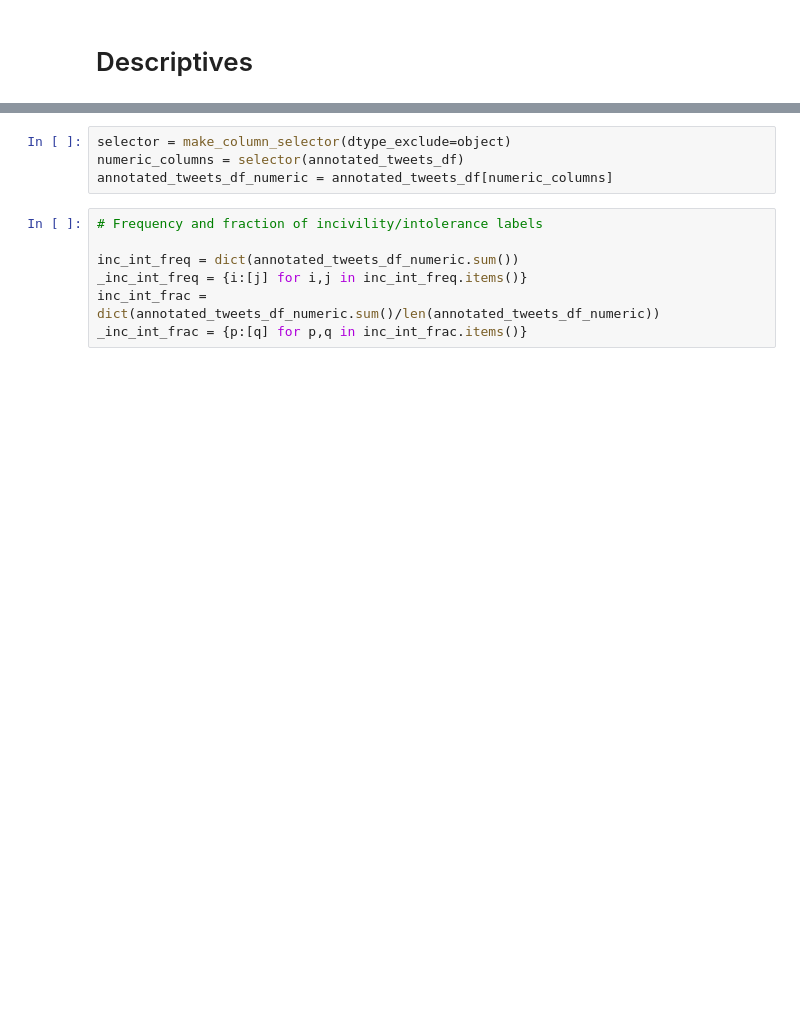
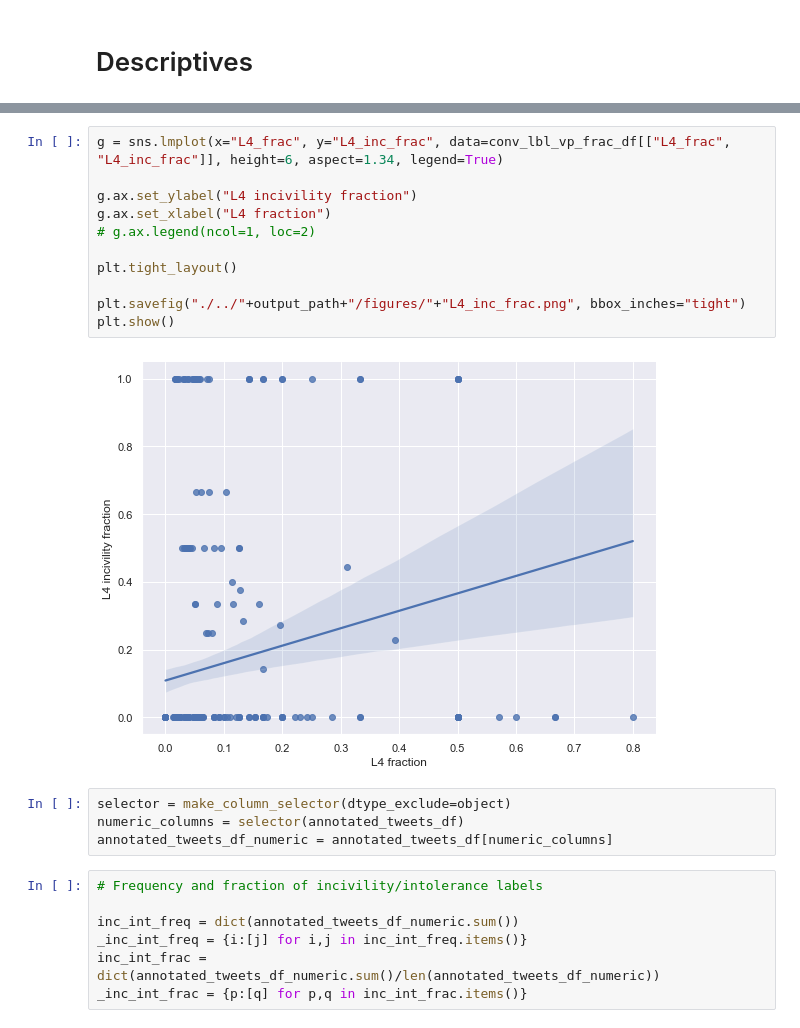
Before and after one commit to ebrahimifard/incivility_analysis, a Jupyter notebook: code/network_construction.ipynb, the cells around one changed output, grey strips where cells are left out. Drawn from its saved outputs; the diff is of its cells as text; blank space fills up the shorter version.

```diff
--- a/code/network_construction.ipynb
+++ b/code/network_construction.ipynb
@@ -617,3 +698,16 @@ for conv_id, conv in tqdm(enumerate(conversations)):
+# %%
+g = sns.lmplot(x="L4_frac", y="L4_inc_frac", data=conv_lbl_vp_frac_df[["L4_frac", "L4_inc_frac"]], height=6, aspect=1.34, legend=True)
+
+g.ax.set_ylabel("L4 incivility fraction")
+g.ax.set_xlabel("L4 fraction")
+# g.ax.legend(ncol=1, loc=2)
+
+plt.tight_layout()
+
+plt.savefig("./../"+output_path+"/figures/"+"L4_inc_frac.png", bbox_inches="tight")
+plt.show()
+# %% [output]
+[figure, added]
 # %%
 selector = make_column_selector(dtype_exclude=object)
 numeric_columns = selector(annotated_tweets_df)
```
Also changed, not shown: parts of 9 cells of this notebook, 2 other files.
